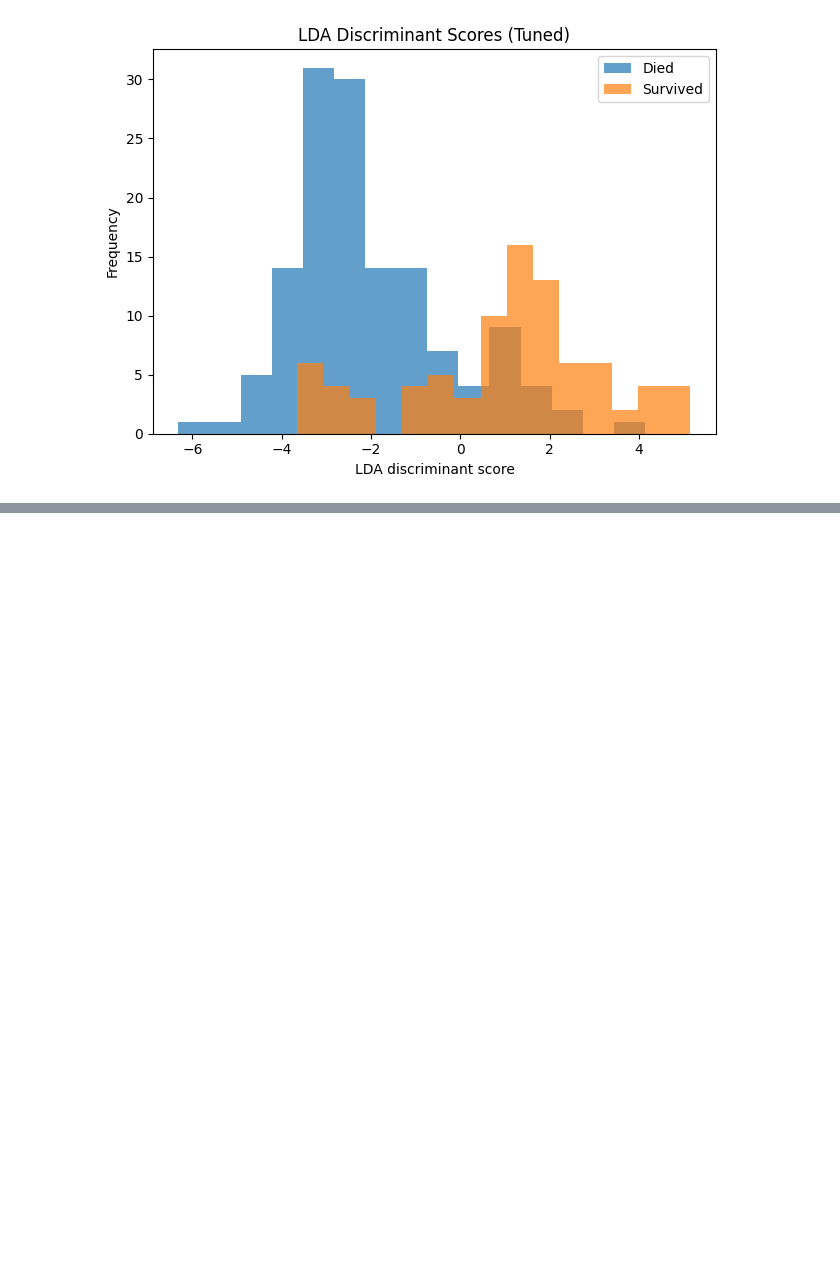
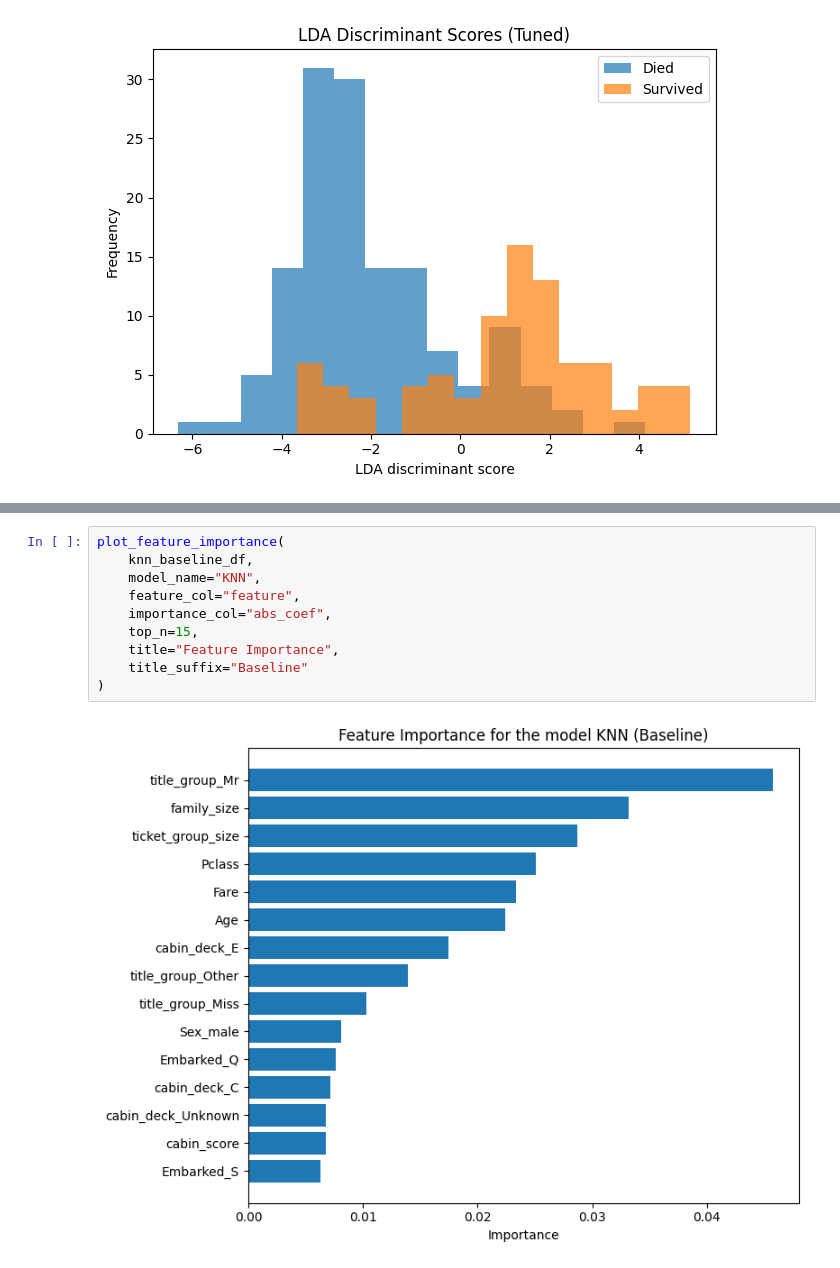
Before and after one commit to RoxyLiu66/data_572_group_5, a Jupyter notebook: coding/combined_models.ipynb, the cells around one changed output, grey strips where cells are left out. Drawn from its saved outputs; the diff is of its cells as text; blank space fills up the shorter version.

```diff
--- a/coding/combined_models.ipynb
+++ b/coding/combined_models.ipynb
@@ -477,0 +488,12 @@ feature_rank_tuned[0]["LDA"]
+# %%
+plot_feature_importance(
+    knn_baseline_df,
+    model_name="KNN",
+    feature_col="feature",
+    importance_col="abs_coef",
+    top_n=15,
+    title="Feature Importance",
+    title_suffix="Baseline"
+)
+# %% [output]
+[figure, added]
```
Also changed, not shown: parts of 11 cells of this notebook, 2 other files.
